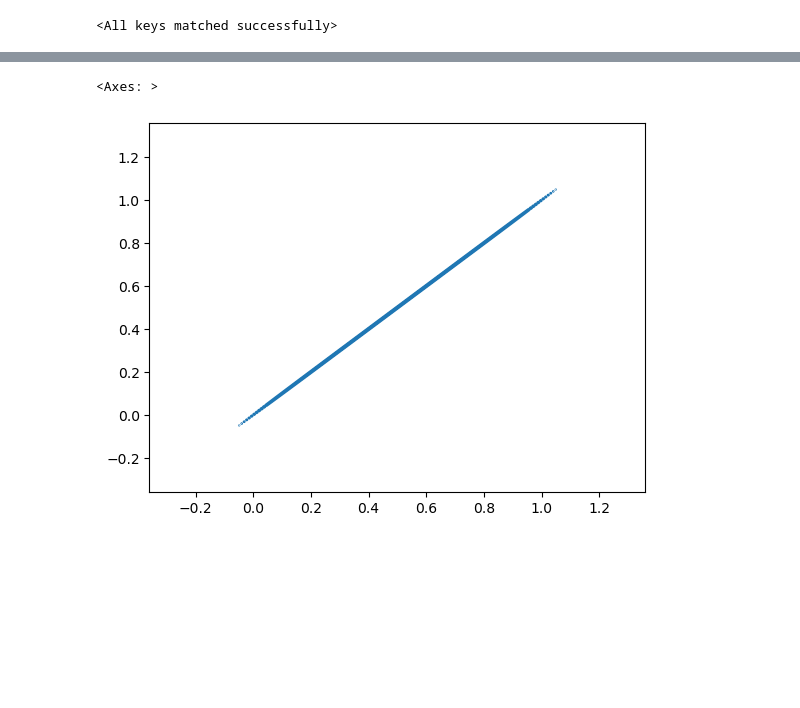
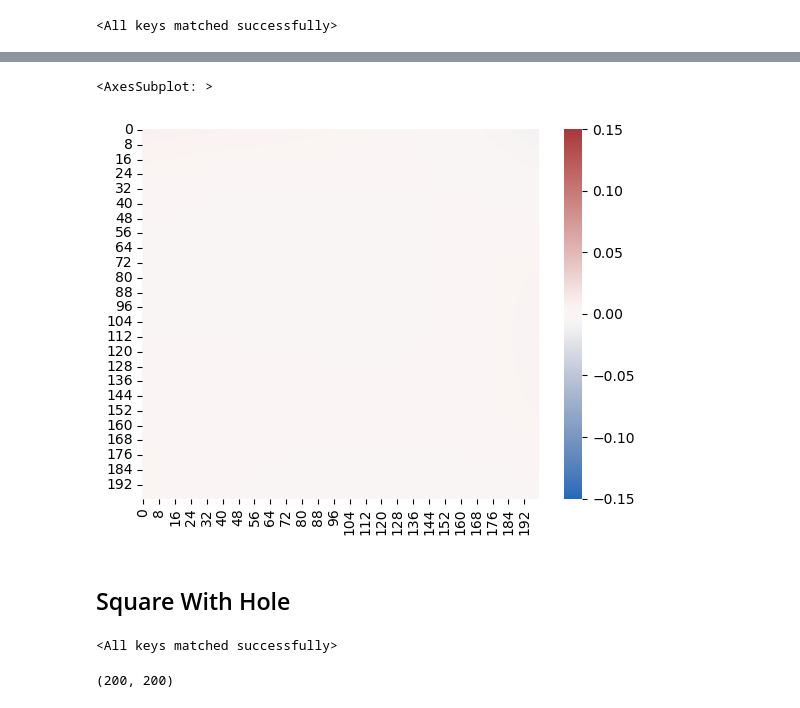
Before and after one commit to ThyCap/TCC, a Jupyter notebook: viz_file.ipynb, the cells around one changed output, grey strips where cells are left out. Drawn from its saved outputs; the diff is of its cells as text; code cells hidden in the pictures; blank space fills up the shorter version.

Commit message:
lossTensor and lossTensorPlot

```diff
--- a/viz_file.ipynb
+++ b/viz_file.ipynb
@@ -33,6 +29,13 @@ def partial_diff_equation(f, g):
+# %%
+X, Y, T = generate_domain()
+X_train, T_train, X_test, X_train_Nu, T_train_Nu = generate_BC(X, Y, T, squareHasHole = False)
+X_train_PDE = generate_PDE(squareHasHole = False)
+
+x = X[:,0]
+y = Y[0,:]
 # %%
 PINN = FCN(layers, X_train_PDE, X_train, T_train, X_test, partial_diff_equation)
-PINN.load_state_dict(torch.load('./PINN_file.pt'))
+PINN.load_state_dict(torch.load('./PINN_simple.pt'))
 # %% [output]
 <All keys matched successfully>
 # %%
@@ -49 +48,15 @@ sns.heatmap(u_pred)
 [figure]
+# %%
+lossTensor = PINN.lossTensor(X_test)
+
+lossTensor = np.reshape(lossTensor.detach().numpy(), (200,200))
+
+sns.heatmap(lossTensor,
+            vmin = -.15,
+            vmax = .15,
+            cmap = "vlag")
+# %% [output]
+<AxesSubplot: >
+[figure, added]
+# %% [markdown]
+## Square With Hole
@@ -49,0 +72,5 @@ sns.heatmap(u_pred)
+# %%
+PINN = FCN(layers, X_train_PDE, X_train, T_train, X_test, partial_diff_equation)
+PINN.load_state_dict(torch.load('./PINN_holed.pt'))
+# %% [output]
+<All keys matched successfully>
@@ -50,5 +80,6 @@ sns.heatmap(u_pred)
+# %%
+u_pred.shape
+# %% [output]
+(200, 200)
 # %%
-sns.kdeplot(u_pred, x = x, y = y)
+mask = isNotInCircleTensorOrder2(u_pred, x, y)
-# %% [output]
-<Axes: >
-[figure, removed]
```
Also changed, not shown: parts of 16 cells of this notebook, 7 other files.
